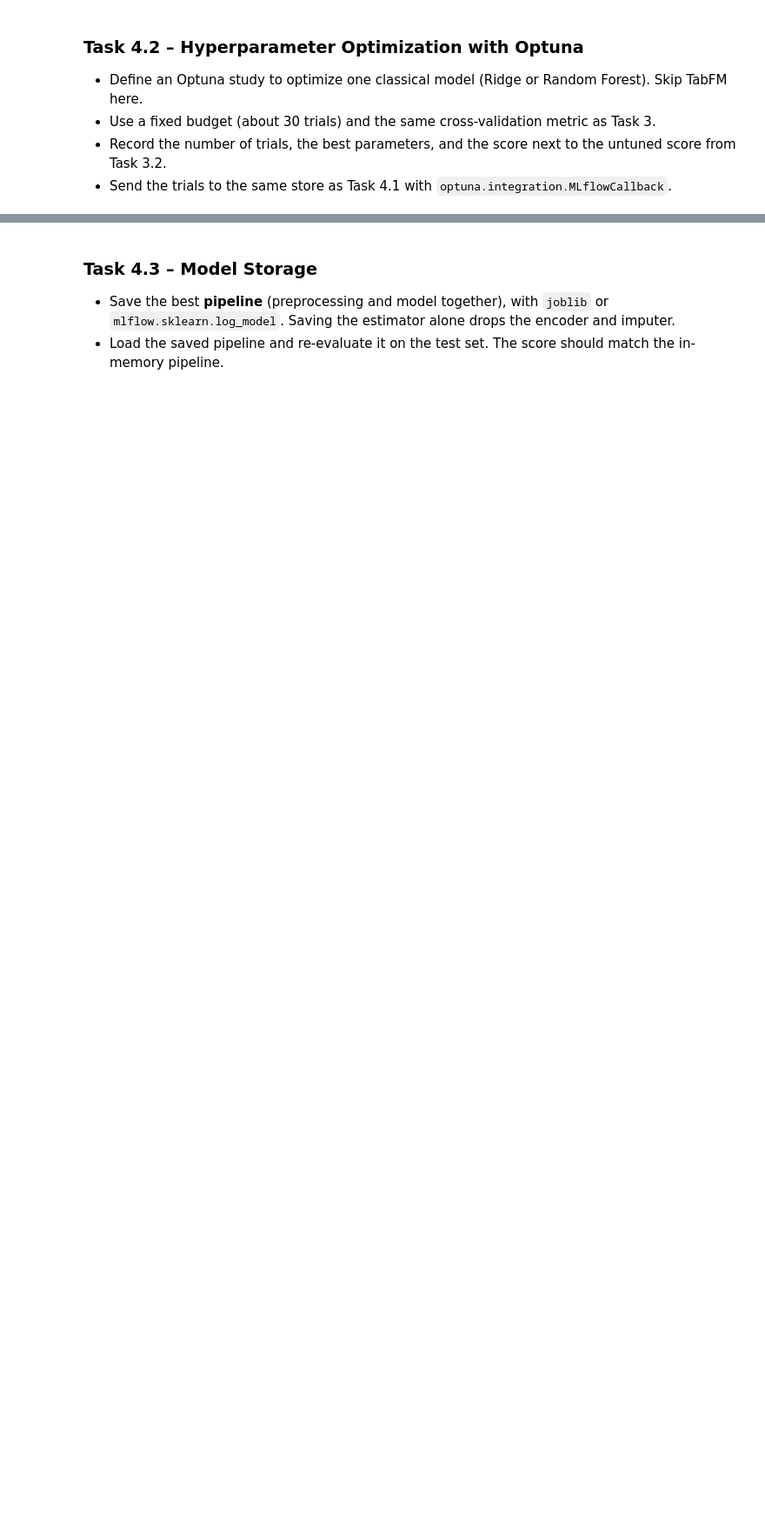
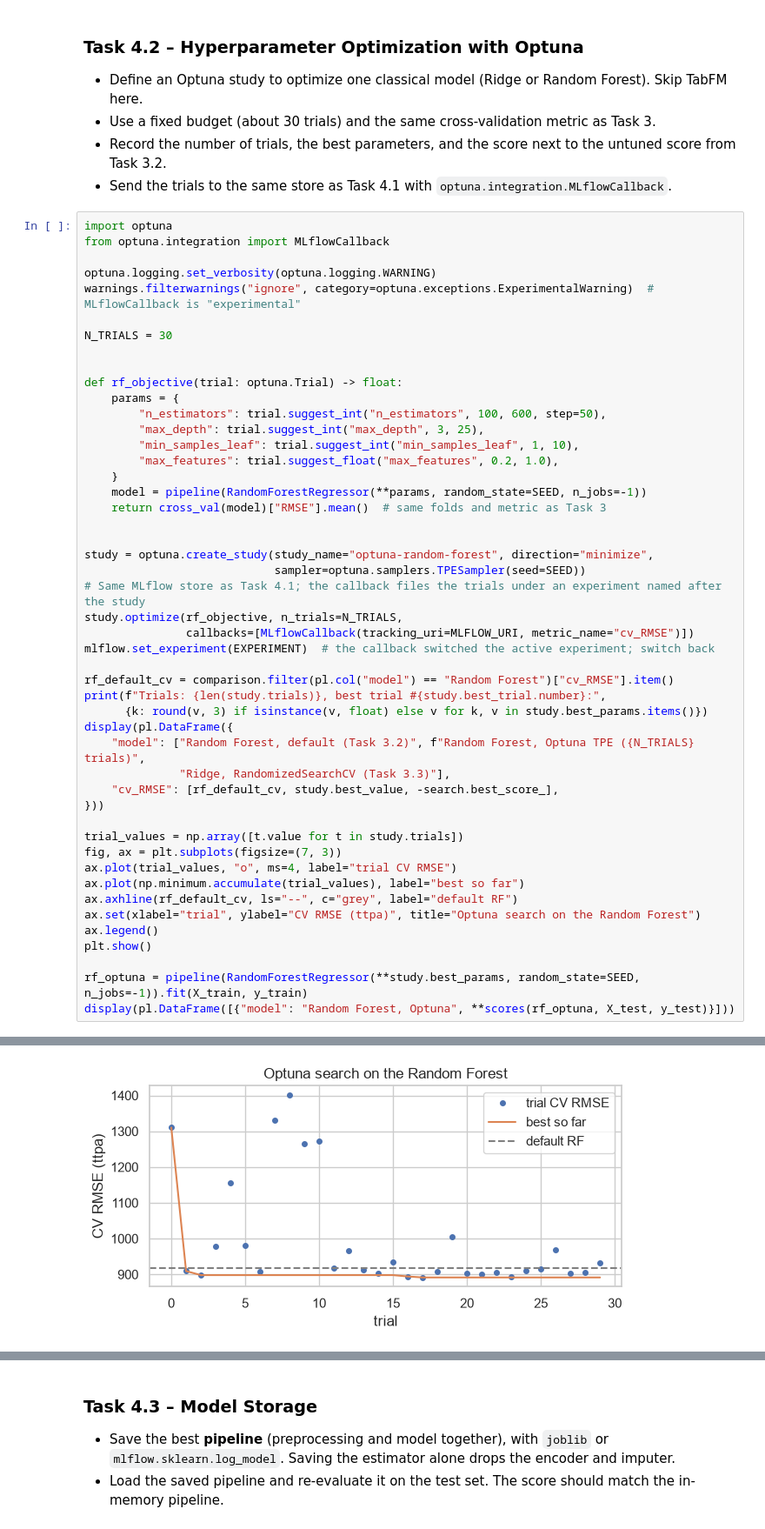
Before and after one commit to kenza-gueddas/aidams-lab2-bennjima-gueddas-mallat-sanver-tanaci, a Jupyter notebook: lab_2.ipynb, the cells around one changed output, grey strips where cells are left out. Shown at 87% size. Drawn from its saved outputs; the diff is of its cells as text; blank space fills up the shorter version.

```diff
--- a/lab_2.ipynb
+++ b/lab_2.ipynb
@@ -189,3 +1000,52 @@ Apply tools that support reproducible ML experiments.
 - Use a fixed budget (about 30 trials) and the same cross-validation metric as Task 3.
 - Record the number of trials, the best parameters, and the score next to the untuned score from Task 3.2.
 - Send the trials to the same store as Task 4.1 with `optuna.integration.MLflowCallback`.
+# %%
+import optuna
+from optuna.integration import MLflowCallback
+
+optuna.logging.set_verbosity(optuna.logging.WARNING)
+warnings.filterwarnings("ignore", category=optuna.exceptions.ExperimentalWarning)  # MLflowCallback is "experimental"
+
+N_TRIALS = 30
+
+
+def rf_objective(trial: optuna.Trial) -> float:
+    params = {
+        "n_estimators": trial.suggest_int("n_estimators", 100, 600, step=50),
+        "max_depth": trial.suggest_int("max_depth", 3, 25),
+        "min_samples_leaf": trial.suggest_int("min_samples_leaf", 1, 10),
+        "max_features": trial.suggest_float("max_features", 0.2, 1.0),
+    }
+    model = pipeline(RandomForestRegressor(**params, random_state=SEED, n_jobs=-1))
+    return cross_val(model)["RMSE"].mean()  # same folds and metric as Task 3
+
+
+study = optuna.create_study(study_name="optuna-random-forest", direction="minimize",
+                            sampler=optuna.samplers.TPESampler(seed=SEED))
+# Same MLflow store as Task 4.1; the callback files the trials under an experiment named after the study
+study.optimize(rf_objective, n_trials=N_TRIALS,
+               callbacks=[MLflowCallback(tracking_uri=MLFLOW_URI, metric_name="cv_RMSE")])
+mlflow.set_experiment(EXPERIMENT)  # the callback switched the active experiment; switch back
+
+rf_default_cv = comparison.filter(pl.col("model") == "Random Forest")["cv_RMSE"].item()
+print(f"Trials: {len(study.trials)}, best trial #{study.best_trial.number}:",
+      {k: round(v, 3) if isinstance(v, float) else v for k, v in study.best_params.items()})
+display(pl.DataFrame({
+    "model": ["Random Forest, default (Task 3.2)", f"Random Forest, Optuna TPE ({N_TRIALS} trials)",
+              "Ridge, RandomizedSearchCV (Task 3.3)"],
+    "cv_RMSE": [rf_default_cv, study.best_value, -search.best_score_],
+}))
+
+trial_values = np.array([t.value for t in study.trials])
+fig, ax = plt.subplots(figsize=(7, 3))
+ax.plot(trial_values, "o", ms=4, label="trial CV RMSE")
+ax.plot(np.minimum.accumulate(trial_values), label="best so far")
+ax.axhline(rf_default_cv, ls="--", c="grey", label="default RF")
+ax.set(xlabel="trial", ylabel="CV RMSE (ttpa)", title="Optuna search on the Random Forest")
+ax.legend()
+plt.show()
+
+rf_optuna = pipeline(RandomForestRegressor(**study.best_params, random_state=SEED, n_jobs=-1)).fit(X_train, y_train)
+display(pl.DataFrame([{"model": "Random Forest, Optuna", **scores(rf_optuna, X_test, y_test)}]))
+# %% [output]
@@ -191,0 +1060 @@ Apply tools that support reproducible ML experiments.
+[figure, added]
```
Also changed, not shown: parts of 32 cells of this notebook, 4 other files.
